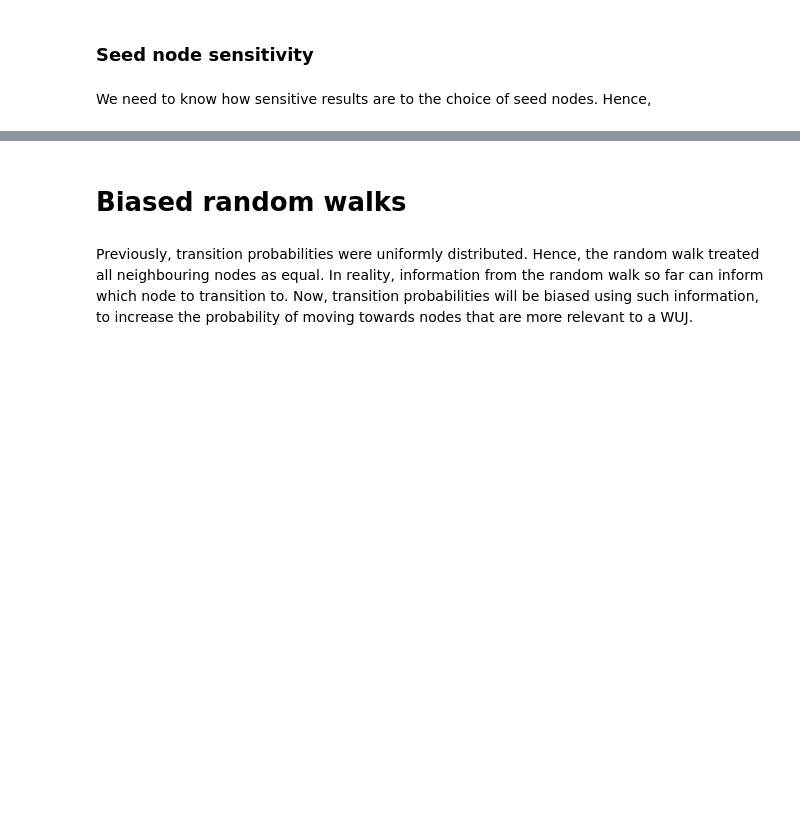
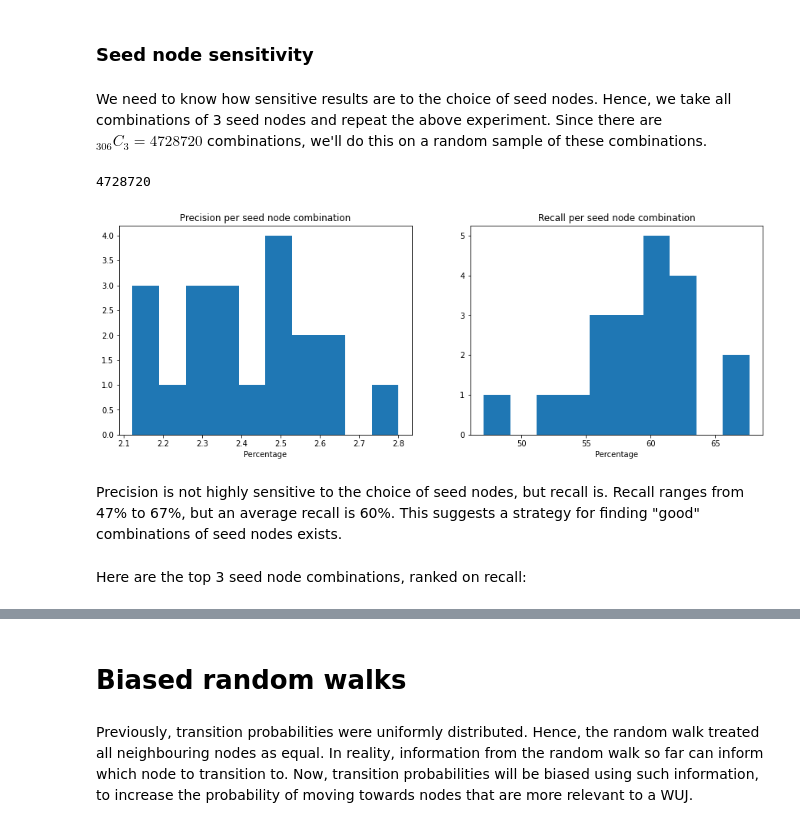
Before and after one commit to alphagov/govuk-wuj-network-analysis, a Jupyter notebook: notebooks/WUJ Community Detection.ipynb, the cells around one changed output, grey strips where cells are left out. Cells and saved outputs as stored; diff of their text form; code cells hidden in the pictures; blank space fills up the shorter version.

Commit message:
begun testing sensitivity to initial conditions

```diff
--- a/notebooks/WUJ Community Detection.ipynb
+++ b/notebooks/WUJ Community Detection.ipynb
@@ -263,10 +270,11 @@ top3_sab_pages
 ['/closing-a-limited-company',
  '/health-and-safety-for-farm-vehicles',
  '/send-vat-return']
+# %%
+top3_sab_pages = ['/food-premises-approval-northern-ireland',
+                 '/food-premises-approval-scotland',
+                 '/doorstep-selling-regulations']
 # %%
-precisions = []
-recalls = []
-
 # number of times to initialise random walk from a given seed node
 M = 100
 
@@ -277,7 +285,7 @@ pages_visited = list()
 
 for sab_page in tqdm(top3_sab_pages):
     for m in tqdm(range(M)):
-        pages_visited.extend(getSlugs(G.subgraph(random_walk(G, N, sab_page))))
+        pages_visited.extend(getSlugs(G.subgraph(random_walk(A, G, N, sab_page))))
 
 pages_visited = list(set(pages_visited))
 
@@ -295,4 +305,50 @@ len(set(pages_visited).intersection(set(sab_pages)))
 # %% [markdown]
 ### Seed node sensitivity
 # %% [markdown]
-We need to know how sensitive results are to the choice of seed nodes. Hence,
+We need to know how sensitive results are to the choice of seed nodes. Hence, we take all combinations of 3 seed nodes and repeat the above experiment. Since there are $_{306}C_3=4728720$ combinations, we'll do this on a random sample of these combinations.
+# %%
+len(list(combinations(sab_pages,3)))
+# %% [output]
+4728720
+# %%
+from itertools import combinations
+from random import sample
+sab_samples = sample(list(combinations(sab_pages,3)),20)
+# %%
+precisions = []
+recalls = []
+
+# number of times to initialise random walk from a given seed node
+M = 100
+
+# number of steps to take in random walk
+N = 1000
+
+for sab_sample in tqdm(sab_samples):
+
+    pages_visited = list()
+
+    for sab_page in sab_sample:
+        for m in range(M):
+            pages_visited.extend(getSlugs(G.subgraph(random_walk(A, G, N, sab_page))))
+
+    pages_visited = list(set(pages_visited))
+
+    p, r = evaluate(sab_pages, pages_visited)
+
+    precisions.append((sab_sample,p))
+    recalls.append((sab_sample,r))
+# %%
+fig, ax = plt.subplots(1, 2, figsize=(15,5))
+ax[0].hist([p[1] for p in precisions]);
+ax[0].set_title("Precision per seed node combination");
+ax[0].set_xlabel("Percentage");
+ax[1].hist([r[1] for r in recalls]);
+ax[1].set_title('Recall per seed node combination');
+ax[1].set_xlabel('Percentage');
+# %% [output]
+[figure, added]
+# %% [markdown]
+Precision is not highly sensitive to the choice of seed nodes, but recall is. Recall ranges from 47% to 67%, but an average recall is 60%. This suggests a strategy for finding "good" combinations of seed nodes exists.
+# %% [markdown]
+Here are the top 3 seed node combinations, ranked on recall:
```
Also changed, not shown: parts of 14 cells of this notebook.
